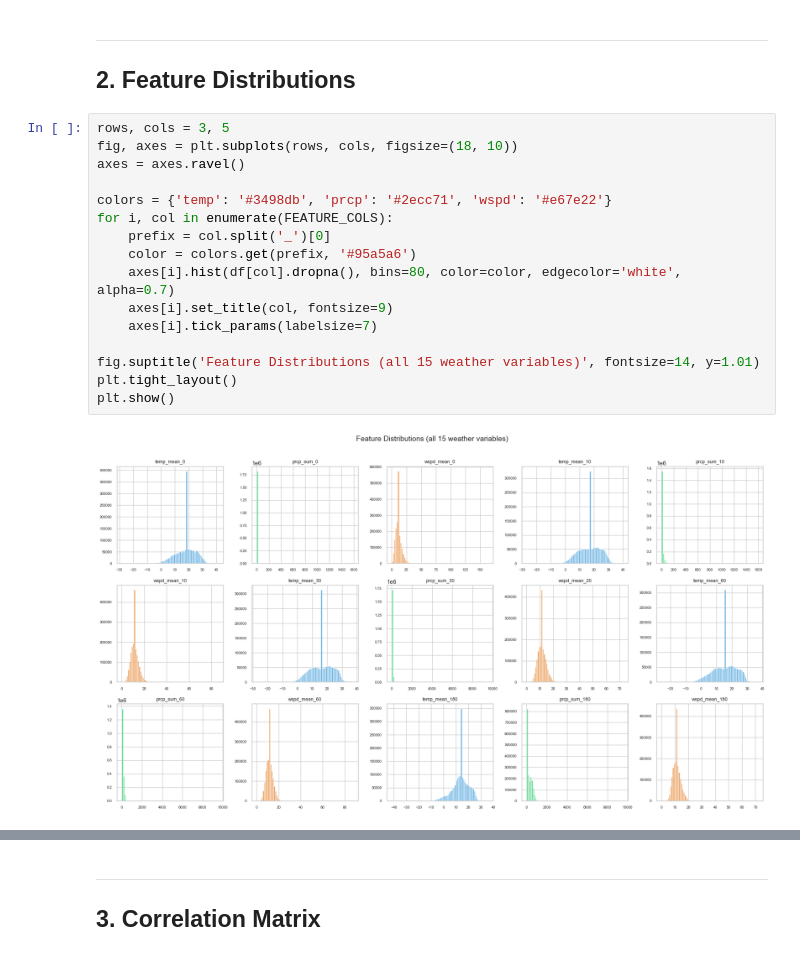
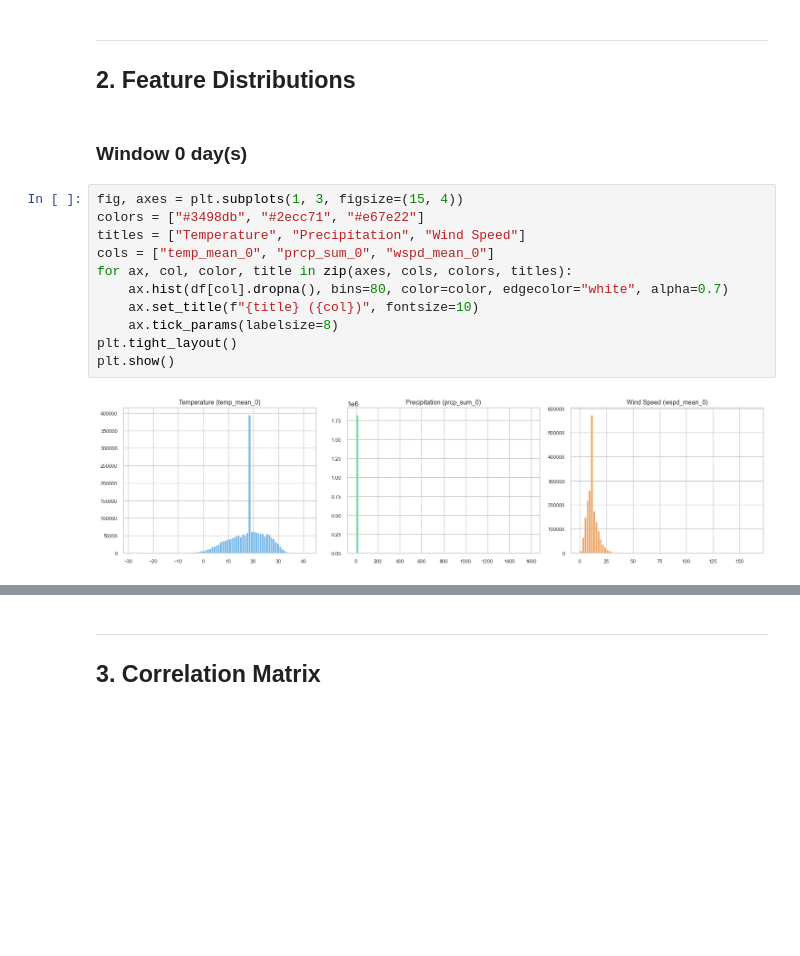
Before and after one commit to Froid-Winter/WildFire_project, a Jupyter notebook: visualization.ipynb, the cells around one changed output, grey strips where cells are left out. Drawn from its saved outputs; the diff is of its cells as text; blank space fills up the shorter version.

```diff
--- a/visualization.ipynb
+++ b/visualization.ipynb
@@ -41,21 +41,18 @@ Full dataset: 1,830,945 rows × 17 cols
 # %% [markdown]
 ---
 ## 2. Feature Distributions
-# %%
-rows, cols = 3, 5
-fig, axes = plt.subplots(rows, cols, figsize=(18, 10))
-axes = axes.ravel()
-
-colors = {'temp': '#3498db', 'prcp': '#2ecc71', 'wspd': '#e67e22'}
-for i, col in enumerate(FEATURE_COLS):
-    prefix = col.split('_')[0]
-    color = colors.get(prefix, '#95a5a6')
-    axes[i].hist(df[col].dropna(), bins=80, color=color, edgecolor='white', alpha=0.7)
-    axes[i].set_title(col, fontsize=9)
-    axes[i].tick_params(labelsize=7)
-
-fig.suptitle('Feature Distributions (all 15 weather variables)', fontsize=14, y=1.01)
-plt.tight_layout()
-plt.show()
-# %% [output]
-[figure, removed]
+# %% [markdown]
+### Window 0 day(s)
+# %%
+fig, axes = plt.subplots(1, 3, figsize=(15, 4))
+colors = ["#3498db", "#2ecc71", "#e67e22"]
+titles = ["Temperature", "Precipitation", "Wind Speed"]
+cols = ["temp_mean_0", "prcp_sum_0", "wspd_mean_0"]
+for ax, col, color, title in zip(axes, cols, colors, titles):
+    ax.hist(df[col].dropna(), bins=80, color=color, edgecolor="white", alpha=0.7)
+    ax.set_title(f"{title} ({col})", fontsize=10)
+    ax.tick_params(labelsize=8)
+plt.tight_layout()
+plt.show()
+# %% [output]
+[figure, added]
```
Also changed, not shown: parts of 14 cells of this notebook, 1 other file.
